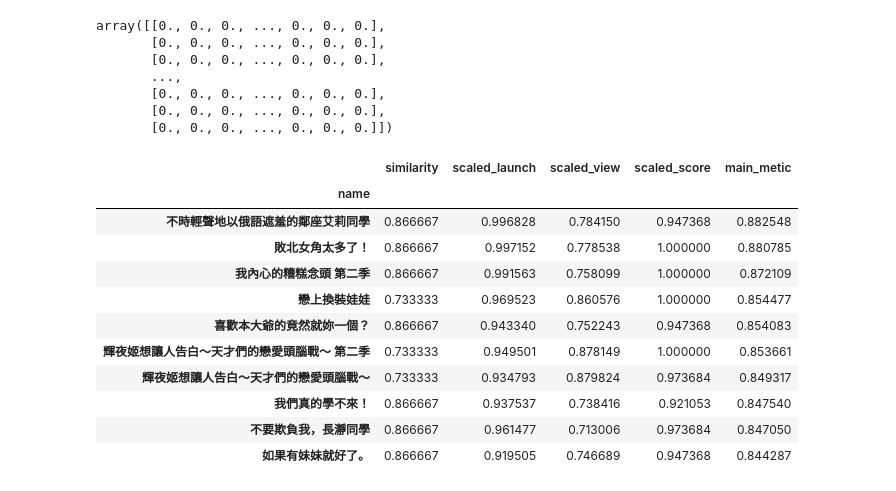
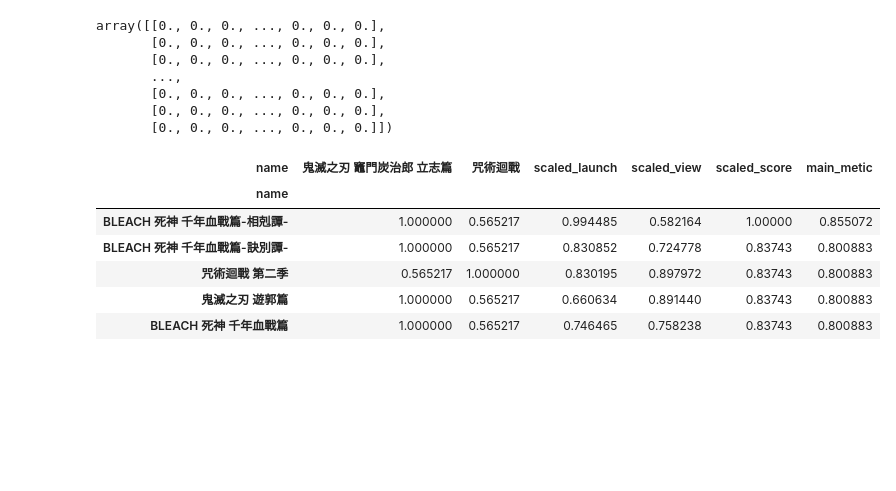
Before and after one commit to edward19978695/baha-anime-analysis, a Jupyter notebook: dev/recommdation.ipynb, the cells around one changed output. Cells and saved outputs as stored; diff of their text form; code cells hidden in the pictures; blank space fills up the shorter version.

Commit message:
transform parameters to make them balance skewed

```diff
--- a/dev/recommdation.ipynb
+++ b/dev/recommdation.ipynb
@@ -26,0 +31,5 @@ df_anime['first_launched_date'] = df_anime['first_launched_date'].astype(int)
+# %%
+scaler = StandardScaler()
+df_anime[['scaled_launch', 'scaled_score']] = (
+    scaler.fit_transform(df_anime[['first_launched_date', 'score']]))
+df_anime[['scaled_launch', 'total_view', 'scaled_score']].describe()
@@ -26,0 +61,5 @@ df_anime['first_launched_date'] = df_anime['first_launched_date'].astype(int)
+# %%
+df_anime['scaled_launch'] = np.exp(df_anime['scaled_launch'])
+df_anime['scaled_score'] = np.exp(df_anime['scaled_score'])
+df_anime['scaled_view'] = np.log(df_anime['total_view'])
+df_anime[['scaled_launch', 'scaled_view', 'scaled_score']].describe()
@@ -27,5 +76,5 @@ df_anime['first_launched_date'] = df_anime['first_launched_date'].astype(int)
 # %%
 scaler = MinMaxScaler()
-df_anime[['first_launched_date', 'total_view']] = np.log(df_anime[['first_launched_date', 'total_view']])
-df_anime[['scaled_launch', 'scaled_view', 'scaled_score']] = (
-    scaler.fit_transform(df_anime[['first_launched_date', 'total_view', 'score']]))
+df_anime[['scaled_launch', 'scaled_view', 'scaled_score']] = scaler.fit_transform(
+    df_anime[['scaled_launch', 'scaled_view', 'scaled_score']])
+df_anime[['scaled_launch', 'scaled_view', 'scaled_score']].describe()
@@ -31,0 +91,4 @@ df_anime[['scaled_launch', 'scaled_view', 'scaled_score']] = (
+# %%
+df_anime[['scaled_launch2', 'scaled_view2', 'scaled_score2']] = scaler.fit_transform(
+    df_anime[['first_launched_date', 'total_view', 'score']])
+df_anime[['scaled_launch2', 'scaled_view2', 'scaled_score2']].describe()
@@ -60,39 +153,32 @@ for r in range(len(df_anime)):
 similarity_df = pd.DataFrame(similarity_matrix, index=df_anime['name'], columns=df_anime['name'])
 # %%
 # Specify the anime for which you want to find the top 5 similar animes
-target_anime = '2.5 次元的誘惑'
+target_anime = ['鬼滅之刃 竈門炭治郎 立志篇', '咒術迴戰']
+parameters = ['scaled_score']
 
 # Get the row corresponding to the target anime
-target_index = df_anime[df_anime['name'] == target_anime].index[0]
-target_similarities = pd.DataFrame(similarity_matrix[target_index],
-                                   index=df_anime['name'], columns=['similarity'])
+target_similarities = similarity_df.loc[:, target_anime]
 
 scaled_metrics = df_anime.loc[:, ['name', 'scaled_launch', 'scaled_view', 'scaled_score']]
 scaled_metrics = scaled_metrics.set_index('name')
 
 target_similarities.loc[:, ['scaled_launch', 'scaled_view', 'scaled_score']] = scaled_metrics
 
-target_similarities['main_metic'] = target_similarities[['similarity', 'scaled_view', 'scaled_launch']].mean(axis=1)
-
+target_similarities['main_metic'] = target_similarities[target_anime + parameters].mean(axis=1)
 
 # Exclude the similarity with itself (which is always 1.0)
 # target_similarities = target_similarities.drop(target_anime)
 #
 # Sort the similarities in descending order and get the top 5 most similar animes
-top_5_similar_animes = target_similarities.sort_values('main_metic', ascending=False).head(10)
+top_5_similar_animes = target_similarities.sort_values('main_metic', ascending=False).head(5)
 
 # Print the top 5 similar animes
 top_5_similar_animes
 # %% [output]
-|  | similarity | scaled_launch | scaled_view | scaled_score | main_metic |
-| name |  |  |  |  |  |
-| 不時輕聲地以俄語遮羞的鄰座艾莉同學 | 0.866667 | 0.996828 | 0.784150 | 0.947368 | 0.882548 |
-| 敗北女角太多了！ | 0.866667 | 0.997152 | 0.778538 | 1.000000 | 0.880785 |
-| 我內心的糟糕念頭 第二季 | 0.866667 | 0.991563 | 0.758099 | 1.000000 | 0.872109 |
-| 戀上換裝娃娃 | 0.733333 | 0.969523 | 0.860576 | 1.000000 | 0.854477 |
-| 喜歡本大爺的竟然就妳一個？ | 0.866667 | 0.943340 | 0.752243 | 0.947368 | 0.854083 |
-| 輝夜姬想讓人告白～天才們的戀愛頭腦戰～ 第二季 | 0.733333 | 0.949501 | 0.878149 | 1.000000 | 0.853661 |
-| 輝夜姬想讓人告白～天才們的戀愛頭腦戰～ | 0.733333 | 0.934793 | 0.879824 | 0.973684 | 0.849317 |
-| 我們真的學不來！ | 0.866667 | 0.937537 | 0.738416 | 0.921053 | 0.847540 |
-| 不要欺負我，長瀞同學 | 0.866667 | 0.961477 | 0.713006 | 0.973684 | 0.847050 |
-| 如果有妹妹就好了。 | 0.866667 | 0.919505 | 0.746689 | 0.947368 | 0.844287 |
+| name | 鬼滅之刃 竈門炭治郎 立志篇 | 咒術迴戰 | scaled_launch | scaled_view | scaled_score | main_metic |
+| name |  |  |  |  |  |  |
+| BLEACH 死神 千年血戰篇-相剋譚- | 1.000000 | 0.565217 | 0.994485 | 0.582164 | 1.00000 | 0.855072 |
+| BLEACH 死神 千年血戰篇-訣別譚- | 1.000000 | 0.565217 | 0.830852 | 0.724778 | 0.83743 | 0.800883 |
+| 咒術迴戰 第二季 | 0.565217 | 1.000000 | 0.830195 | 0.897972 | 0.83743 | 0.800883 |
+| 鬼滅之刃 遊郭篇 | 1.000000 | 0.565217 | 0.660634 | 0.891440 | 0.83743 | 0.800883 |
+| BLEACH 死神 千年血戰篇 | 1.000000 | 0.565217 | 0.746465 | 0.758238 | 0.83743 | 0.800883 |
```
Also changed, not shown: parts of 18 cells of this notebook.
